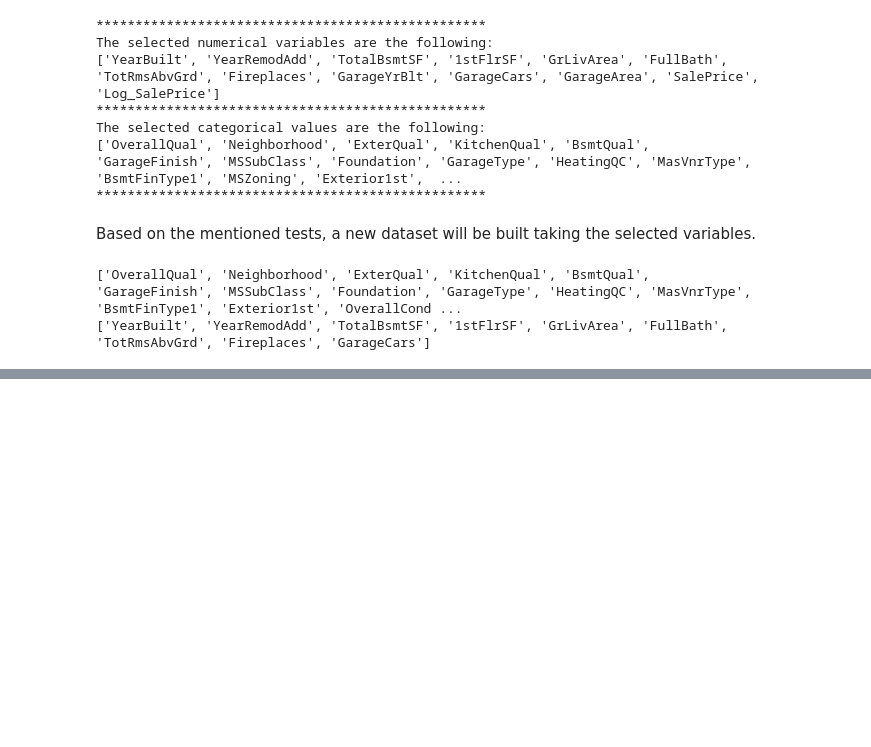
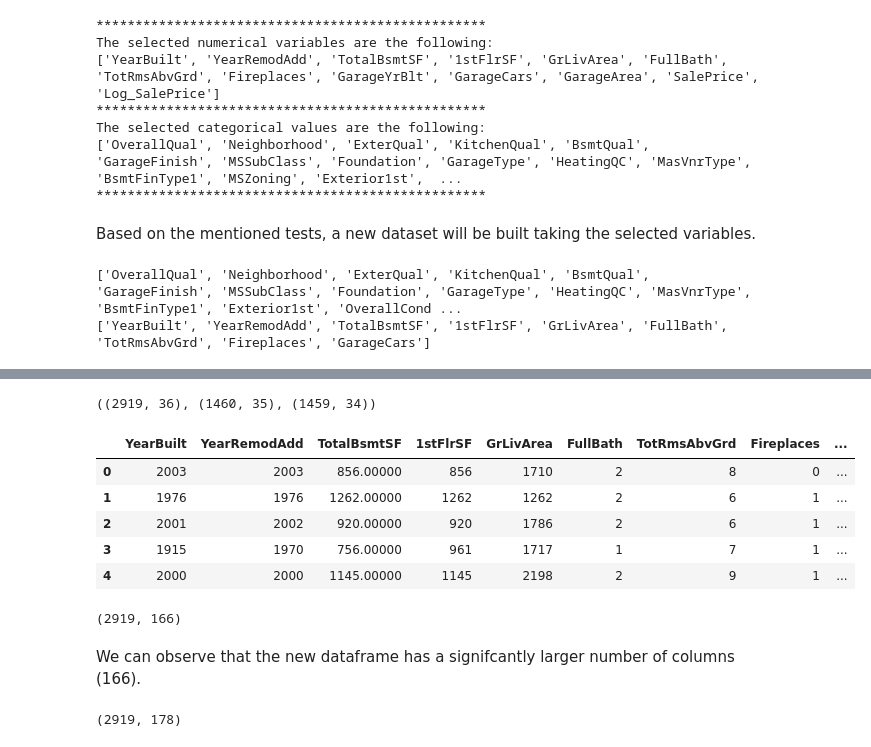
Before and after one commit to DerekHypo/Final_Project, a Jupyter notebook: HousePrices_EDA_V2.ipynb, the cells around one changed output, grey strips where cells are left out. Saved outputs shown, nothing was run; the diff lists cells and outputs as text; code cells hidden in the pictures; blank space fills up the shorter version.

Commit message:
V4
EDA Concluded
New optimized datasets created for machine learning model. (/NewData/)

```diff
--- a/HousePrices_EDA_V2.ipynb
+++ b/HousePrices_EDA_V2.ipynb
@@ -500,0 +507,47 @@ print(num_feat)
+# %%
+#Dataframes of both numerical and categorical selected features will be concatenated:
+
+selected_feat = np.concatenate((num_feat, cat_feat))
+
+#Selected features from test dataset
+test_sel = test[selected_feat].copy().reset_index()
+
+#Same process for train dataset
+train_sel = train[selected_feat].copy()
+
+#Include original SalePrice and its logarithmic transoformation
+train_sel = pd.concat([train_sel, train.SalePrice, train.Log_SalePrice], axis=1)
+
+#New Train and Test datasets concatenated to total_df
+total_df = pd.concat([train_sel, test_sel], axis=0, ignore_index=True)
+
+#verify dimensions of new dataframes
+total_df.shape, train_sel.shape, test_sel.shape
+# %% [output]
+((2919, 36), (1460, 35), (1459, 34))
+# %%
+total_df.head()
+# %% [output]
+|  | YearBuilt | YearRemodAdd | TotalBsmtSF | 1stFlrSF | GrLivArea | FullBath | TotRmsAbvGrd | Fireplaces | ... |
+| 0 | 2003 | 2003 | 856.00000 | 856 | 1710 | 2 | 8 | 0 | ... |
+| 1 | 1976 | 1976 | 1262.00000 | 1262 | 1262 | 2 | 6 | 1 | ... |
+| 2 | 2001 | 2002 | 920.00000 | 920 | 1786 | 2 | 6 | 1 | ... |
+| 3 | 1915 | 1970 | 756.00000 | 961 | 1717 | 1 | 7 | 1 | ... |
+| 4 | 2000 | 2000 | 1145.00000 | 1145 | 2198 | 2 | 9 | 1 | ... |
+# %%
+#Obtaining dummy variables
+
+enc_hot = pd.get_dummies(total_df[cat_feat])
+
+#Dimensions of enc_hot DF
+enc_hot.shape
+# %% [output]
+(2919, 166)
+# %% [markdown]
+We can observe that the new dataframe has a signifcantly larger number of columns (166).
+# %%
+total_df = pd.concat([total_df, enc_hot], axis=1)
+total_df.drop(cat_feat, axis=1, inplace=True)
+total_df.shape
+# %% [output]
+(2919, 178)
```
Also changed, not shown: parts of 13 cells of this notebook, 5 other files.
